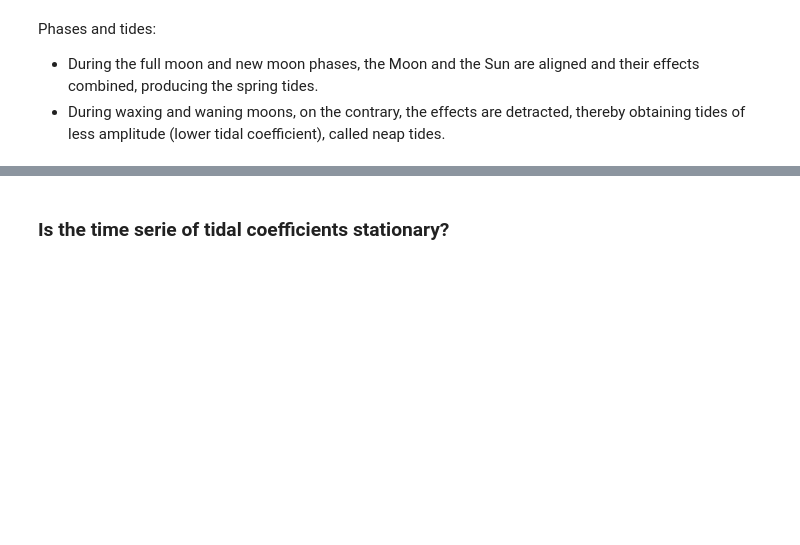
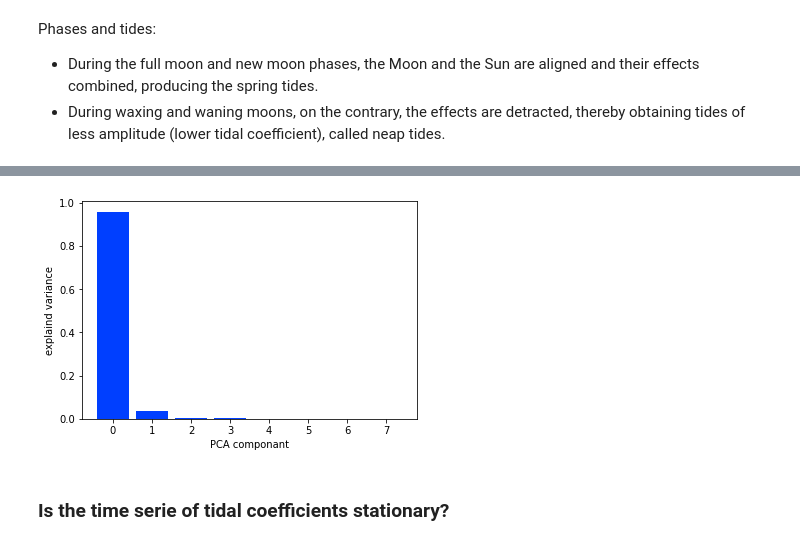
Before and after one commit to otmane-el-aloi/Prediction-of-tidal-coefficients, a Jupyter notebook: dataAnalysisOtmane.ipynb, the cells around one changed output, grey strips where cells are left out. Saved outputs shown, nothing was run; the diff lists cells and outputs as text; code cells hidden in the pictures; blank space fills up the shorter version.

```diff
--- a/dataAnalysisOtmane.ipynb
+++ b/dataAnalysisOtmane.ipynb
@@ -265,3 +389,9 @@ def getSunEarthDistance(date):
+# %%
+plt.bar(range(pca.n_components_), pca.explained_variance_ratio_)
+plt.ylabel("explaind variance")
+plt.xlabel("PCA componant");
+# %% [output]
+[figure, added]
 # %% [markdown]
 ### Is the time serie of tidal coefficients stationary?
 # %%
```
Also changed, not shown: parts of 29 cells of this notebook.
